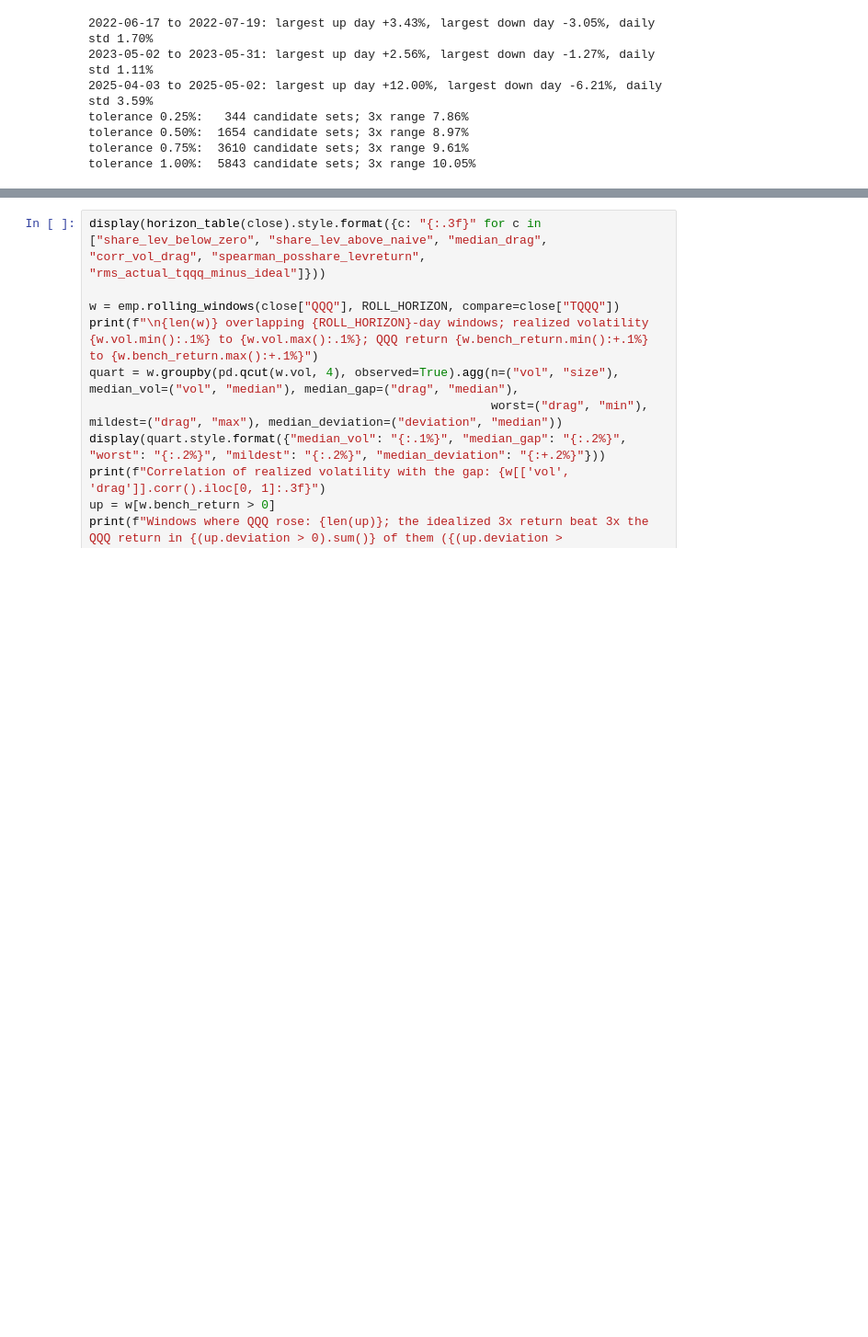
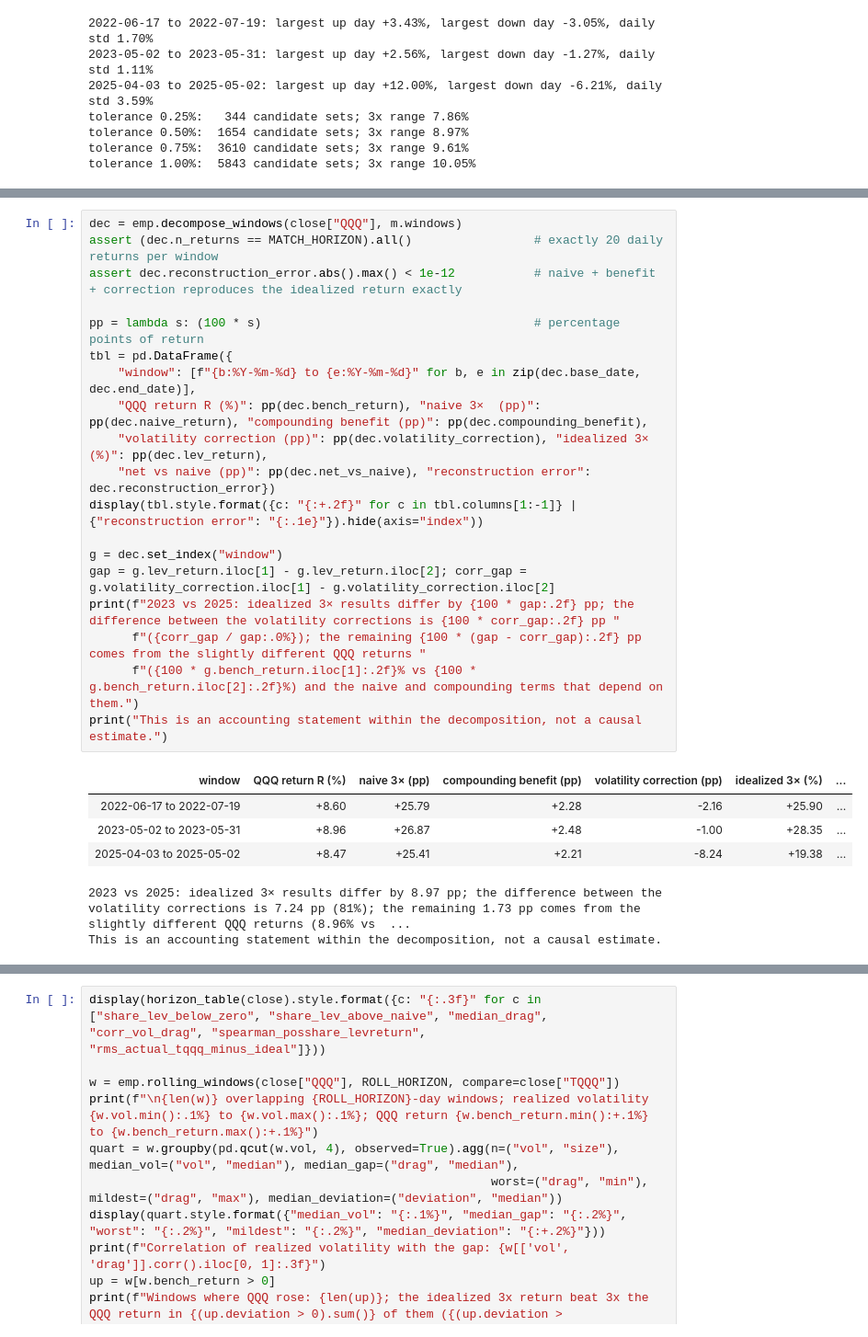
Before and after one commit to dvirross/leveraged-etf-compounding, a Jupyter notebook: notebooks/leveraged-etf-empirical-analysis.ipynb, the cells around one changed output, grey strips where cells are left out. Shown at 92% size. Saved outputs shown, nothing was run; the diff lists cells and outputs as text; blank space fills up the shorter version.

```diff
--- a/notebooks/leveraged-etf-empirical-analysis.ipynb
+++ b/notebooks/leveraged-etf-empirical-analysis.ipynb
@@ -148,0 +164,26 @@ tolerance 1.00%:  5843 candidate sets; 3x range 10.05%
+# %%
+dec = emp.decompose_windows(close["QQQ"], m.windows)
+assert (dec.n_returns == MATCH_HORIZON).all()                 # exactly 20 daily returns per window
+assert dec.reconstruction_error.abs().max() < 1e-12           # naive + benefit + correction reproduces the idealized return exactly
+
+pp = lambda s: (100 * s)                                      # percentage points of return
+tbl = pd.DataFrame({
+    "window": [f"{b:%Y-%m-%d} to {e:%Y-%m-%d}" for b, e in zip(dec.base_date, dec.end_date)],
+    "QQQ return R (%)": pp(dec.bench_return), "naive 3×  (pp)": pp(dec.naive_return), "compounding benefit (pp)": pp(dec.compounding_benefit),
+    "volatility correction (pp)": pp(dec.volatility_correction), "idealized 3× (%)": pp(dec.lev_return),
+    "net vs naive (pp)": pp(dec.net_vs_naive), "reconstruction error": dec.reconstruction_error})
+display(tbl.style.format({c: "{:+.2f}" for c in tbl.columns[1:-1]} | {"reconstruction error": "{:.1e}"}).hide(axis="index"))
+
+g = dec.set_index("window")
+gap = g.lev_return.iloc[1] - g.lev_return.iloc[2]; corr_gap = g.volatility_correction.iloc[1] - g.volatility_correction.iloc[2]
+print(f"2023 vs 2025: idealized 3× results differ by {100 * gap:.2f} pp; the difference between the volatility corrections is {100 * corr_gap:.2f} pp "
+      f"({corr_gap / gap:.0%}); the remaining {100 * (gap - corr_gap):.2f} pp comes from the slightly different QQQ returns "
+      f"({100 * g.bench_return.iloc[1]:.2f}% vs {100 * g.bench_return.iloc[2]:.2f}%) and the naive and compounding terms that depend on them.")
+print("This is an accounting statement within the decomposition, not a causal estimate.")
+# %% [output]
+| window | QQQ return R (%) | naive 3× (pp) | compounding benefit (pp) | volatility correction (pp) | idealized 3× (%) | ... |
+| 2022-06-17 to 2022-07-19 | +8.60 | +25.79 | +2.28 | -2.16 | +25.90 | ... |
+| 2023-05-02 to 2023-05-31 | +8.96 | +26.87 | +2.48 | -1.00 | +28.35 | ... |
+| 2025-04-03 to 2025-05-02 | +8.47 | +25.41 | +2.21 | -8.24 | +19.38 | ... |
+2023 vs 2025: idealized 3× results differ by 8.97 pp; the difference between the volatility corrections is 7.24 pp (81%); the remaining 1.73 pp comes from the slightly different QQQ returns (8.96% vs  ...
+This is an accounting statement within the decomposition, not a causal estimate.
```
Also changed, not shown: parts of 14 cells of this notebook, 11 other files.
